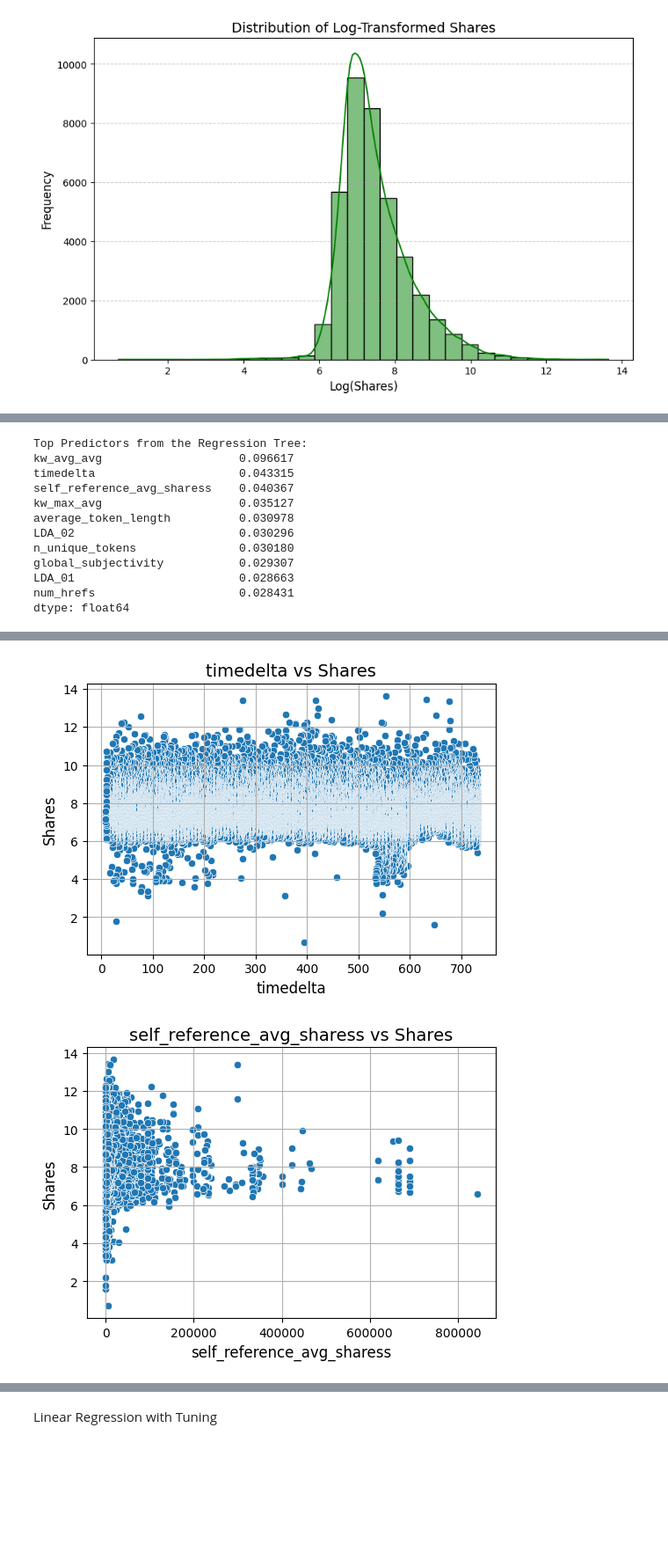
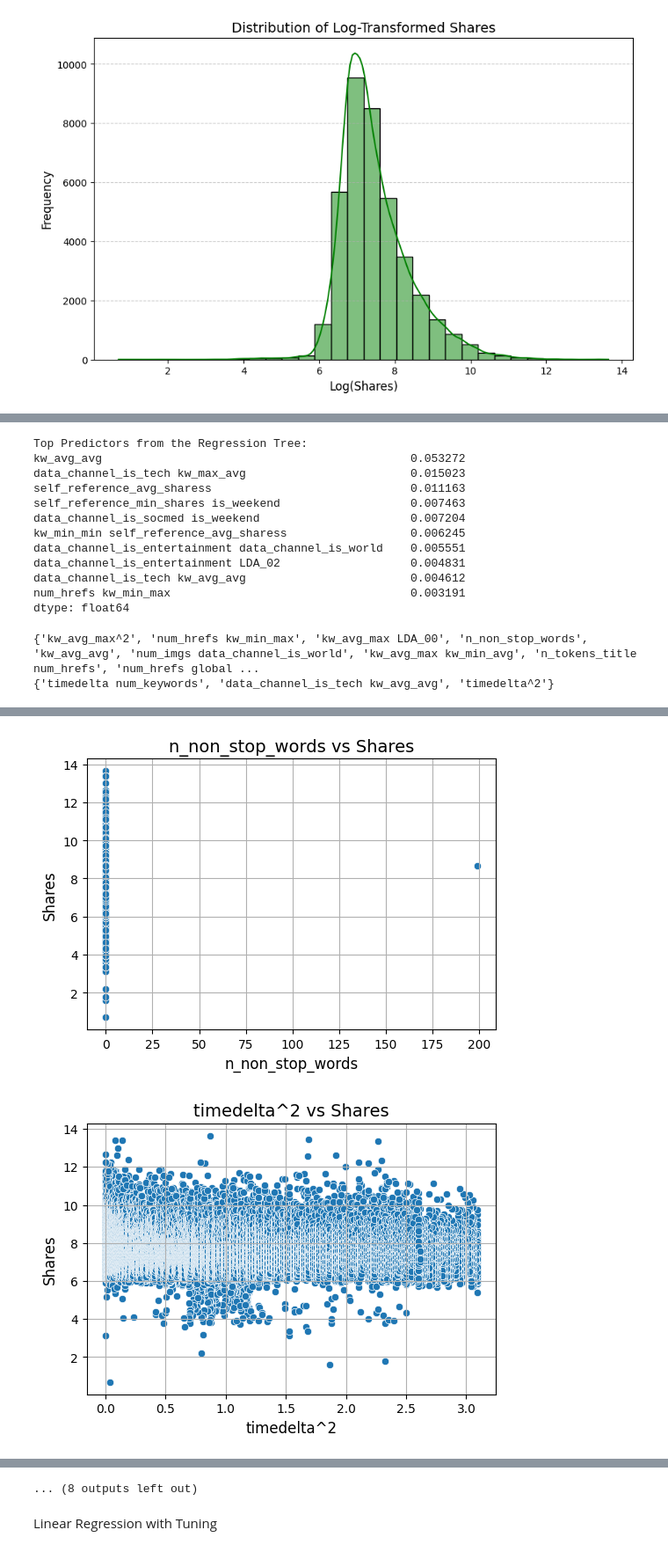
Before and after one commit to stat220/final-lab-group-9, a Jupyter notebook: Untitled11.ipynb, the cells around one changed output, grey strips where cells are left out. Shown at 88% size. Saved outputs shown, nothing was run; the diff lists cells and outputs as text; code cells hidden in the pictures; blank space fills up the shorter version.

Commit message:
best so far

```diff
--- a/Untitled11.ipynb
+++ b/Untitled11.ipynb
@@ -68,11 +69,14 @@ target = 'log_shares'
 [figure]
 # %%
 # Initial Linear Regression Model
-X = df.drop(columns=['log_shares', 'url', 'shares'])
+X_init = df.drop(columns=['log_shares', 'url', 'shares'])
 y = df[target]
 
 # Keep numeric columns
-X = X.select_dtypes(include=[np.number])
+X_init = X_init.select_dtypes(include=[np.number])
+scaler = StandardScaler()
+X_scaled = scaler.fit_transform(X_init)
+X = pd.DataFrame(X_scaled, columns=X_init.columns, index=X_init.index)
 
 X_const = sm.add_constant(X)
 ols_model = sm.OLS(y, X_const).fit()
@@ -108,7 +112,9 @@ X_poly_df = pd.DataFrame(X_poly, columns=poly.get_feature_names_out(X.columns))
 X_poly_const = sm.add_constant(X_poly_df)
 
 ols_poly_model = sm.OLS(y, X_poly_const).fit()
+ols_significant_features = ols_poly_model.pvalues.sort_values().index.tolist()
 print(ols_poly_model.summary())
+print(ols_significant_features[:5])
 # %% [output]
                             OLS Regression Results
 ==============================================================================
@@ -130,31 +136,47 @@ strong multicollinearity or other numerical problems.
 # %%
 # Regression tree for identifying important predictors
 tree = DecisionTreeRegressor(random_state=123)
-tree.fit(X, y)
+tree.fit(X_poly_df, y)
 
-feature_importances = pd.Series(tree.feature_importances_, index=X.columns).sort_values(ascending=False)
+feature_importances = pd.Series(tree.feature_importances_, index=X_poly_df.columns).sort_values(ascending=False)
 print("Top Predictors from the Regression Tree:")
 print(feature_importances.head(10))
 # %% [output]
 Top Predictors from the Regression Tree:
-kw_avg_avg                    0.096617
-timedelta                     0.043315
-self_reference_avg_sharess    0.040367
-kw_max_avg                    0.035127
-average_token_length          0.030978
-LDA_02                        0.030296
-n_unique_tokens               0.030180
-global_subjectivity           0.029307
-LDA_01                        0.028663
-num_hrefs                     0.028431
+kw_avg_avg                                             0.053272
+data_channel_is_tech kw_max_avg                        0.015023
+self_reference_avg_sharess                             0.011163
+self_reference_min_shares is_weekend                   0.007463
+data_channel_is_socmed is_weekend                      0.007204
+kw_min_min self_reference_avg_sharess                  0.006245
+data_channel_is_entertainment data_channel_is_world    0.005551
+data_channel_is_entertainment LDA_02                   0.004831
+data_channel_is_tech kw_avg_avg                        0.004612
+num_hrefs kw_min_max                                   0.003191
 dtype: float64
+# %%
+n_features = 20
+dt_important_features = list(feature_importances.index)
+combined_ranks = {feature: (ols_significant_features.index(feature) + dt_important_features.index(feature) + 2) / 2 for feature in dt_important_features}
+
+best_features = sorted(combined_ranks, key=combined_ranks.get)
+top_combined_features = set(best_features[:n_features])
+top_individual_features = set(ols_significant_features[:n_features//2] + dt_important_features[:n_features//2])
+print(top_combined_features.symmetric_difference(top_individual_features))
+print(top_combined_features.intersection(top_individual_features))
+if len(top_combined_features.intersection(top_individual_features)) >= n_features / 2:
+    top_features = list(top_combined_features.intersection(top_individual_features))
+else:
+    top_features = list(top_individual_features)
+# %% [output]
+{'kw_avg_max^2', 'num_hrefs kw_min_max', 'kw_avg_max LDA_00', 'n_non_stop_words', 'kw_avg_avg', 'num_imgs data_channel_is_world', 'kw_avg_max kw_min_avg', 'n_tokens_title num_hrefs', 'num_hrefs global ...
+{'timedelta num_keywords', 'data_channel_is_tech kw_avg_avg', 'timedelta^2'}
 # %%
 # Visualize top predictors
-top_features = feature_importances.index[:5]
 
 for feature in top_features:
     plt.figure(figsize=(6, 4))
-    sns.scatterplot(x=df[feature], y=df[target])
+    sns.scatterplot(x=X_poly_df[feature], y=df[target])
     plt.title(f'{feature} vs Shares', fontsize=14)
     plt.xlabel(feature, fontsize=12)
     plt.ylabel('Shares', fontsize=12)
@@ -165,2 +187,2 @@ for feature in top_features:
-[figure, old version]
+[figure, new version]
-[figure, old version]
+[figure, new version]
@@ -169,3 +198,4 @@ for feature in top_features:
+... (8 outputs left out)
 # %% [markdown]
 Linear Regression with Tuning
 # %%
```
Also changed, not shown: parts of 9 cells of this notebook.
